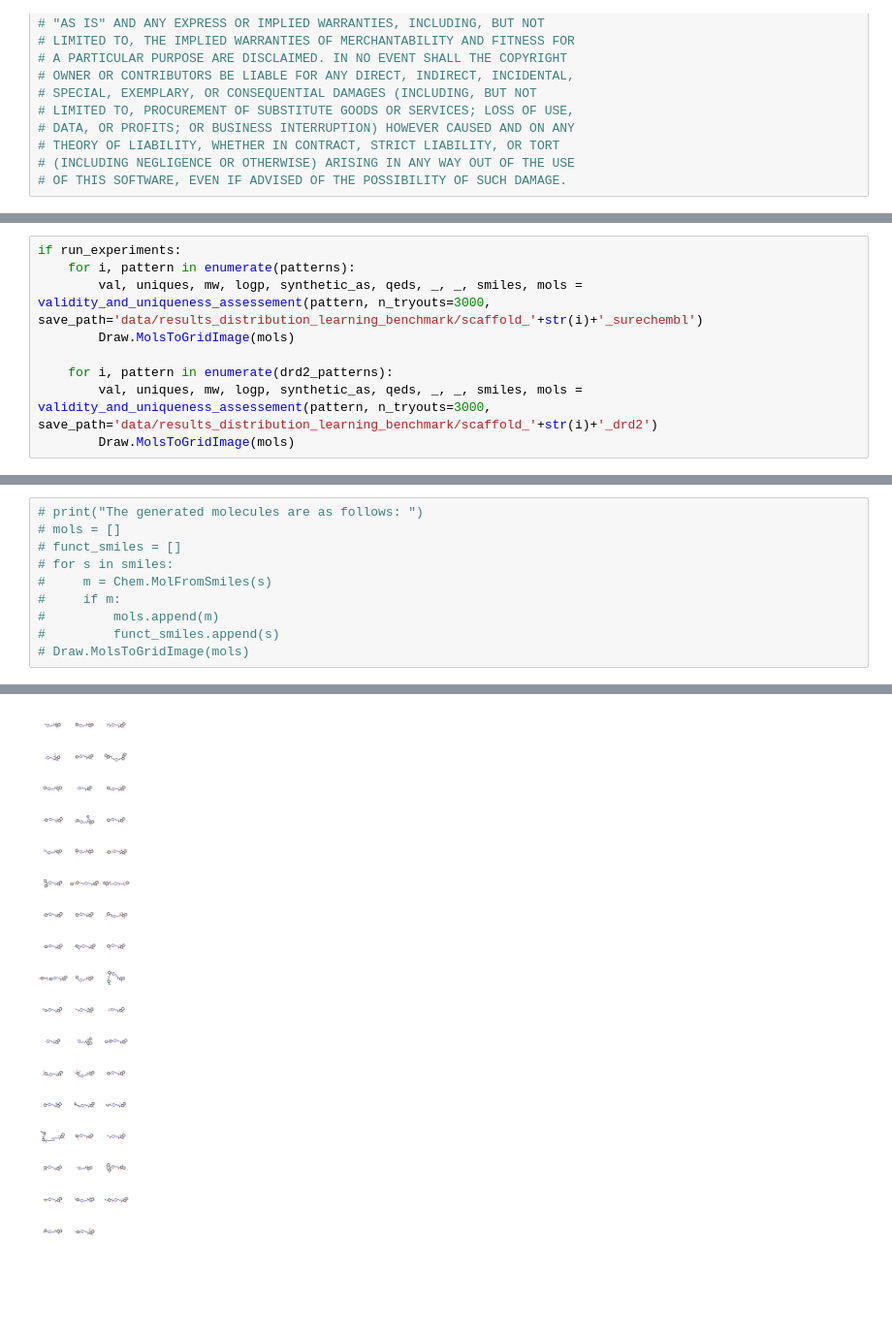
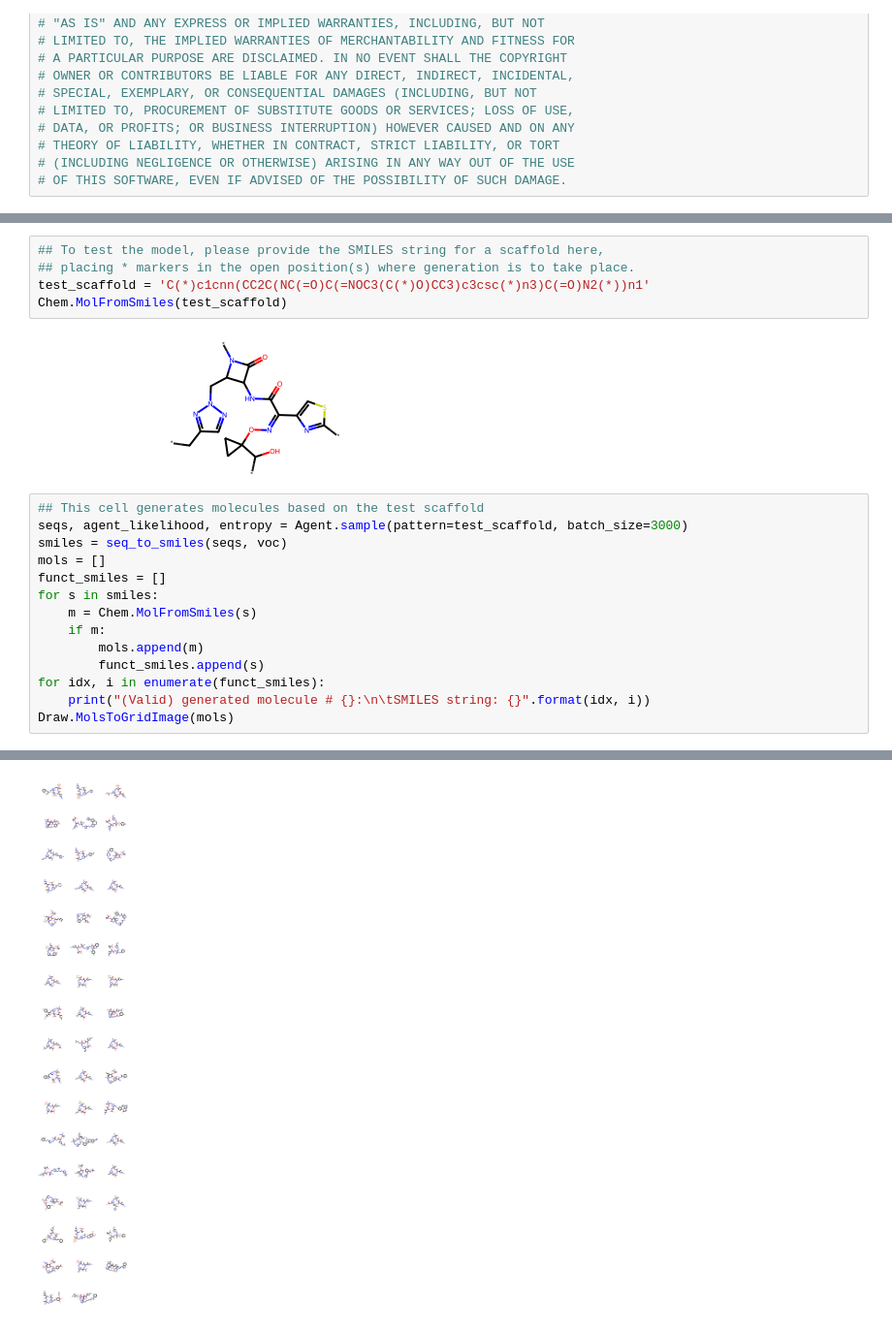
Before and after one commit to csoliv/scaffold-constrained-generation, a Jupyter notebook: molecular_generation_demonstration.ipynb, the cells around one changed output, grey strips where cells are left out. Shown at 97% size. Drawn from its saved outputs; the diff is of its cells as text; blank space fills up the shorter version.

Commit message:
Several corrections and improvements to molecular_generation_emonstration notebook

```diff
--- a/molecular_generation_demonstration.ipynb
+++ b/molecular_generation_demonstration.ipynb
@@ -336,9 +314,0 @@ drd2_patterns = ['c1(*)cccc2c1OCC(N(*)C(*))C2',
-# %%
-if run_experiments:
-    for i, pattern in enumerate(patterns):
-        val, uniques, mw, logp, synthetic_as, qeds, _, _, smiles, mols = validity_and_uniqueness_assessement(pattern, n_tryouts=3000, save_path='data/results_distribution_learning_benchmark/scaffold_'+str(i)+'_surechembl')
-        Draw.MolsToGridImage(mols)
-
-    for i, pattern in enumerate(drd2_patterns):
-        val, uniques, mw, logp, synthetic_as, qeds, _, _, smiles, mols = validity_and_uniqueness_assessement(pattern, n_tryouts=3000, save_path='data/results_distribution_learning_benchmark/scaffold_'+str(i)+'_drd2')
-        Draw.MolsToGridImage(mols)
@@ -402,11 +315,22 @@ On average,
+# %%
+## To test the model, please provide the SMILES string for a scaffold here,
+## placing * markers in the open position(s) where generation is to take place.
+test_scaffold = 'C(*)c1cnn(CC2C(NC(=O)C(=NOC3(C(*)O)CC3)c3csc(*)n3)C(=O)N2(*))n1'
+Chem.MolFromSmiles(test_scaffold)
+# %% [output]
+[figure, added]
 # %%
-# print("The generated molecules are as follows: ")
-# mols = []
-# funct_smiles = []
-# for s in smiles:
-#     m = Chem.MolFromSmiles(s)
-#     if m:
-#         mols.append(m)
-#         funct_smiles.append(s)
-# Draw.MolsToGridImage(mols)
+## This cell generates molecules based on the test scaffold
+seqs, agent_likelihood, entropy = Agent.sample(pattern=test_scaffold, batch_size=3000)
+smiles = seq_to_smiles(seqs, voc)
+mols = []
+funct_smiles = []
+for s in smiles:
+    m = Chem.MolFromSmiles(s)
+    if m:
+        mols.append(m)
+        funct_smiles.append(s)
+for idx, i in enumerate(funct_smiles):
+    print("(Valid) generated molecule # {}:\n\tSMILES string: {}".format(idx, i))
+Draw.MolsToGridImage(mols)
 # %% [output]
@@ -414 +354 @@ The generated molecules are as follows:
-[figure, old version]
+[figure, new version]
```
Also changed, not shown: parts of 11 cells of this notebook.
